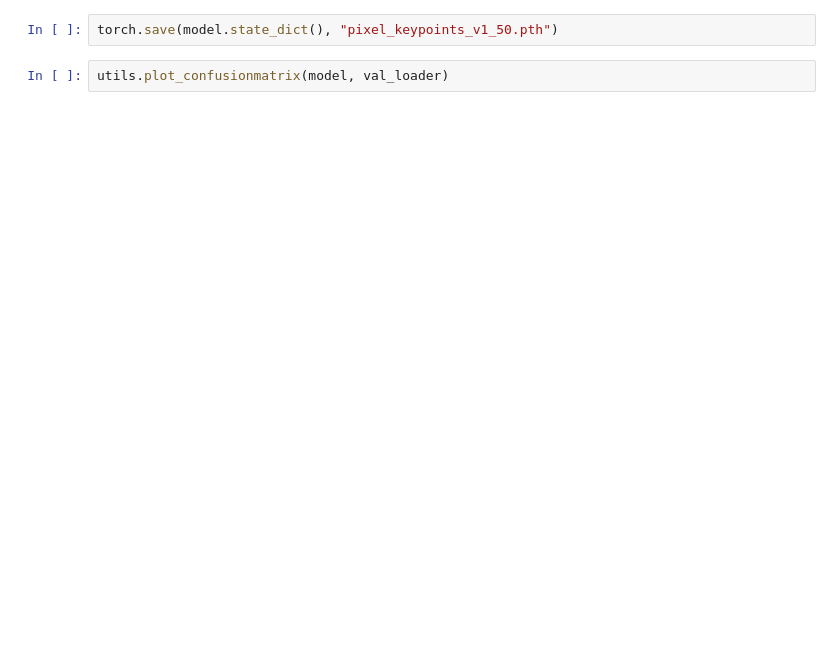
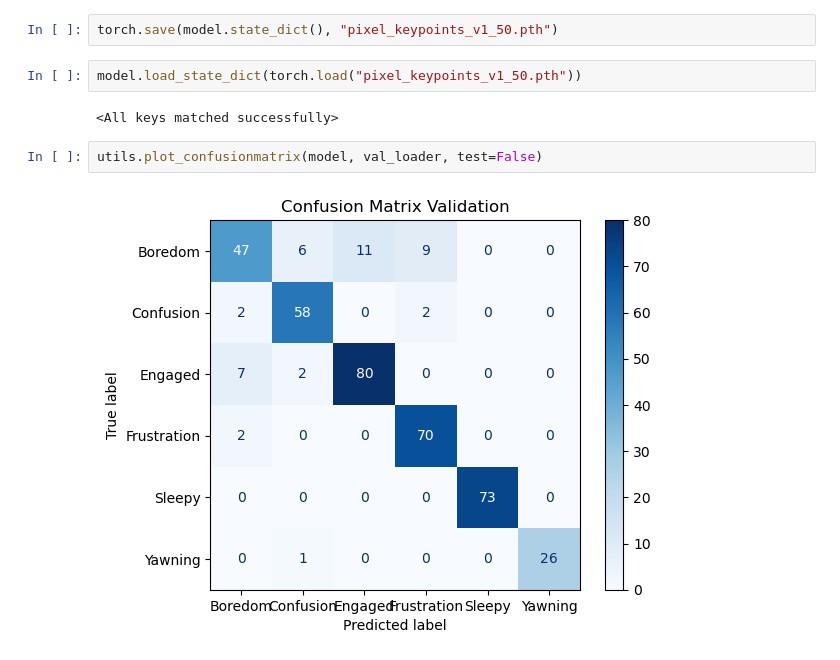
Before and after one commit to Jensdboc/Master-Thesis, a Jupyter notebook: Roboflow/pixel_keypoints_CNN.ipynb, the cells around one changed output. Saved outputs shown, nothing was run; the diff lists cells and outputs as text; blank space fills up the shorter version.

```diff
--- a/Roboflow/pixel_keypoints_CNN.ipynb
+++ b/Roboflow/pixel_keypoints_CNN.ipynb
@@ -162,5 +183,11 @@ KeyboardInterrupt:
 # %%
 torch.save(model.state_dict(), "pixel_keypoints_v1_50.pth")
+# %%
+model.load_state_dict(torch.load("pixel_keypoints_v1_50.pth"))
+# %% [output]
+<All keys matched successfully>
 # %%
-utils.plot_confusionmatrix(model, val_loader)
+utils.plot_confusionmatrix(model, val_loader, test=False)
+# %% [output]
+[figure, added]
 # %%
```
Also changed, not shown: parts of 3 cells of this notebook, 6 other files.
